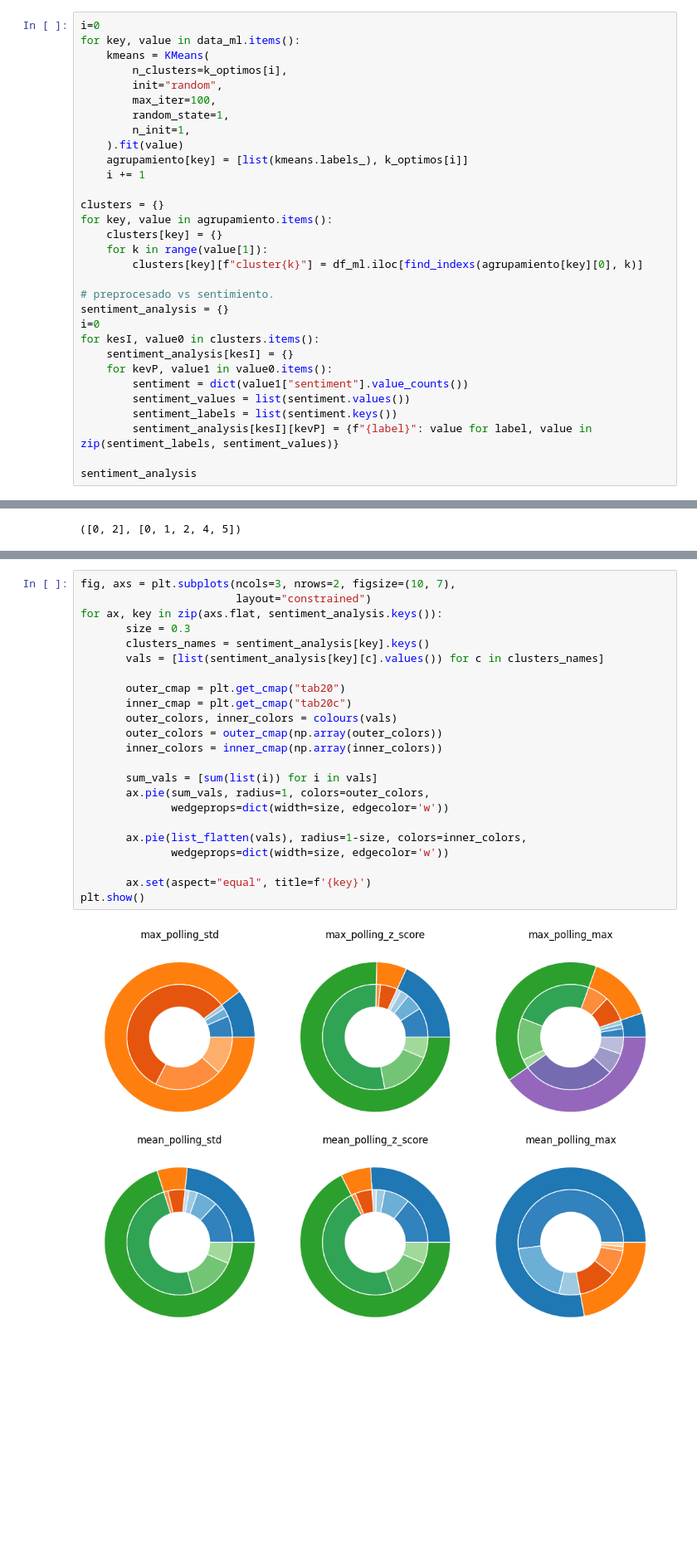
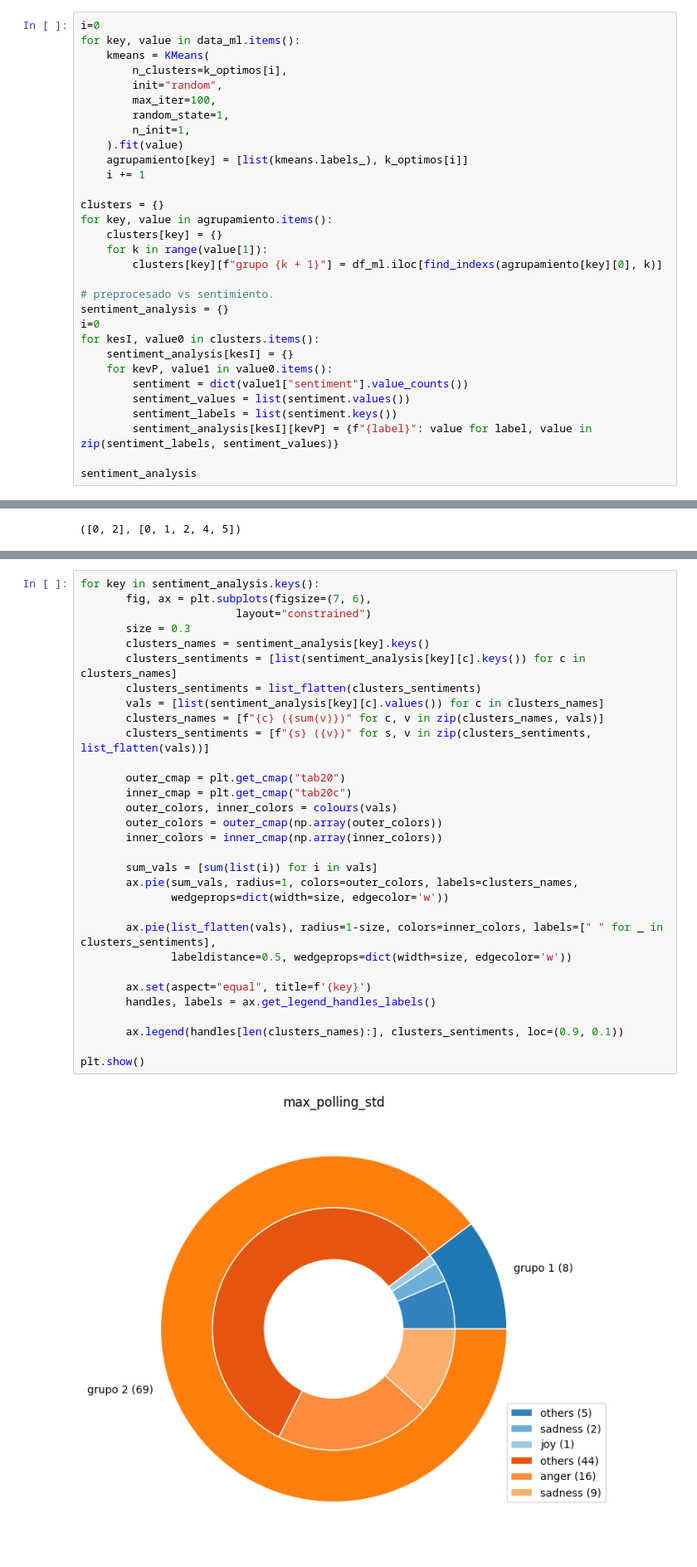
Before and after one commit to jpnahuelpan/TT-Pregrado, a Jupyter notebook: notebooks/1.2-jpn-agrupamiento.ipynb, the cells around one changed output, grey strips where cells are left out. Shown at 83% size. Drawn from its saved outputs; the diff is of its cells as text; blank space fills up the shorter version.

```diff
--- a/notebooks/1.2-jpn-agrupamiento.ipynb
+++ b/notebooks/1.2-jpn-agrupamiento.ipynb
@@ -238,7 +238,7 @@ clusters = {}
 for key, value in agrupamiento.items():
     clusters[key] = {}
     for k in range(value[1]):
-        clusters[key][f"cluster{k}"] = df_ml.iloc[find_indexs(agrupamiento[key][0], k)]
+        clusters[key][f"grupo {k + 1}"] = df_ml.iloc[find_indexs(agrupamiento[key][0], k)]
 
 # preprocesado vs sentimiento.
 sentiment_analysis = {}
@@ -298,27 +298,35 @@ def list_flatten(lst):
             outputs.append(e)
     return outputs
 # %%
-fig, axs = plt.subplots(ncols=3, nrows=2, figsize=(10, 7),
+for key in sentiment_analysis.keys():
+       fig, ax = plt.subplots(figsize=(7, 6),
                         layout="constrained")
-for ax, key in zip(axs.flat, sentiment_analysis.keys()):
        size = 0.3
        clusters_names = sentiment_analysis[key].keys()
+       clusters_sentiments = [list(sentiment_analysis[key][c].keys()) for c in clusters_names]
+       clusters_sentiments = list_flatten(clusters_sentiments)
        vals = [list(sentiment_analysis[key][c].values()) for c in clusters_names]
+       clusters_names = [f"{c} ({sum(v)})" for c, v in zip(clusters_names, vals)]
+       clusters_sentiments = [f"{s} ({v})" for s, v in zip(clusters_sentiments, list_flatten(vals))]
 
        outer_cmap = plt.get_cmap("tab20")
        inner_cmap = plt.get_cmap("tab20c")
        outer_colors, inner_colors = colours(vals)
        outer_colors = outer_cmap(np.array(outer_colors))
        inner_colors = inner_cmap(np.array(inner_colors))
 
        sum_vals = [sum(list(i)) for i in vals]
-       ax.pie(sum_vals, radius=1, colors=outer_colors,
+       ax.pie(sum_vals, radius=1, colors=outer_colors, labels=clusters_names,
               wedgeprops=dict(width=size, edgecolor='w'))
 
-       ax.pie(list_flatten(vals), radius=1-size, colors=inner_colors,
-              wedgeprops=dict(width=size, edgecolor='w'))
+       ax.pie(list_flatten(vals), radius=1-size, colors=inner_colors, labels=[" " for _ in clusters_sentiments],
+              labeldistance=0.5, wedgeprops=dict(width=size, edgecolor='w'))
 
        ax.set(aspect="equal", title=f'{key}')
+       handles, labels = ax.get_legend_handles_labels()
+
+       ax.legend(handles[len(clusters_names):], clusters_sentiments, loc=(0.9, 0.1))
+
 plt.show()
 # %% [output]
-[figure, old version]
+[figure, new version]
```
Also changed, not shown: parts of 2 cells of this notebook.
